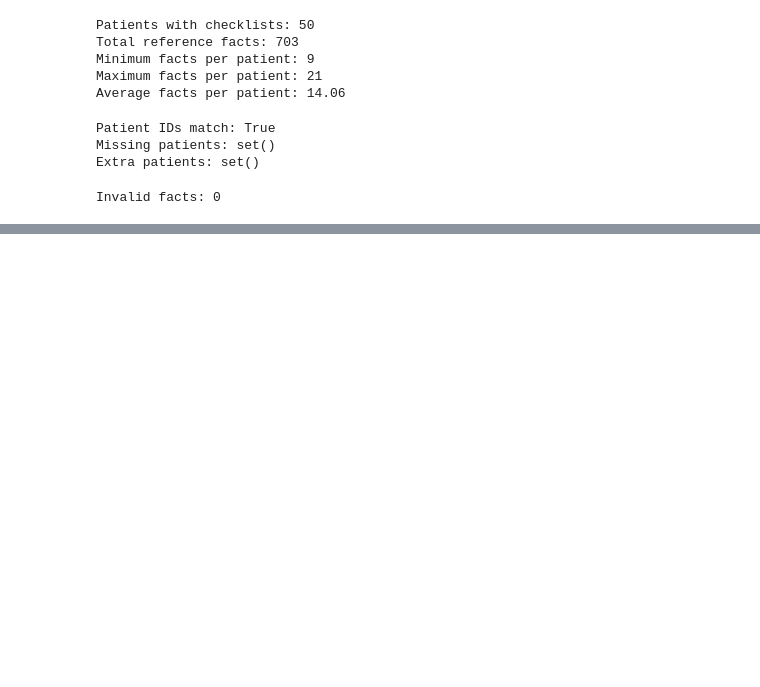
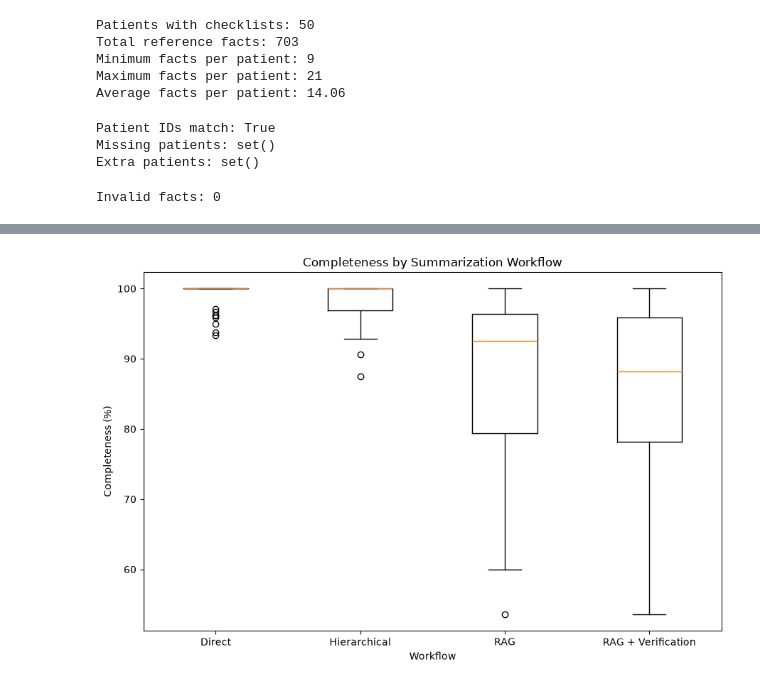
Before and after one commit to pallavi-cs-ai/clinical-summarization-eval, a Jupyter notebook: notebooks/evaluation/02_completeness_evaluation.ipynb, the cells around one changed output, grey strips where cells are left out. Cells and saved outputs as stored; diff of their text form; code cells hidden in the pictures; blank space fills up the shorter version.

```diff
--- a/notebooks/evaluation/02_completeness_evaluation.ipynb
+++ b/notebooks/evaluation/02_completeness_evaluation.ipynb
@@ -621,0 +943,18 @@ Invalid facts: 0
+# %%
+# ---------------------------------------------------------
+# Save our validated pilot result
+# ---------------------------------------------------------
+
+if test_person_id not in completeness_results:
+
+    completeness_results[test_person_id] = {
+        "person_id": test_person_id,
+        "scores": test_completeness_scores["scores"]
+    }
+
+    with open(COMPLETENESS_RESULTS_PATH, "w") as f:
+        json.dump(
+            completeness_results,
+            f,
+            indent=2
+        )
@@ -621,0 +1268,42 @@ Invalid facts: 0
+# %%
+# ---------------------------------------------------------
+# Plot completeness score distributions
+# ---------------------------------------------------------
+
+import matplotlib.pyplot as plt
+
+workflow_order = [
+    "direct",
+    "hierarchical",
+    "rag",
+    "rag_verification"
+]
+
+plot_data = [
+    completeness_df.loc[
+        completeness_df["workflow"] == workflow,
+        "completeness_percentage"
+    ]
+    for workflow in workflow_order
+]
+
+plt.figure(figsize=(9, 6))
+
+plt.boxplot(
+    plot_data,
+    tick_labels=[
+        "Direct",
+        "Hierarchical",
+        "RAG",
+        "RAG + Verification"
+    ]
+)
+
+plt.ylabel("Completeness (%)")
+plt.xlabel("Workflow")
+plt.title("Completeness by Summarization Workflow")
+
+plt.tight_layout()
+plt.show()
+# %% [output]
+[figure, added]
```
Also changed, not shown: parts of 11 cells of this notebook, 1 other file.
